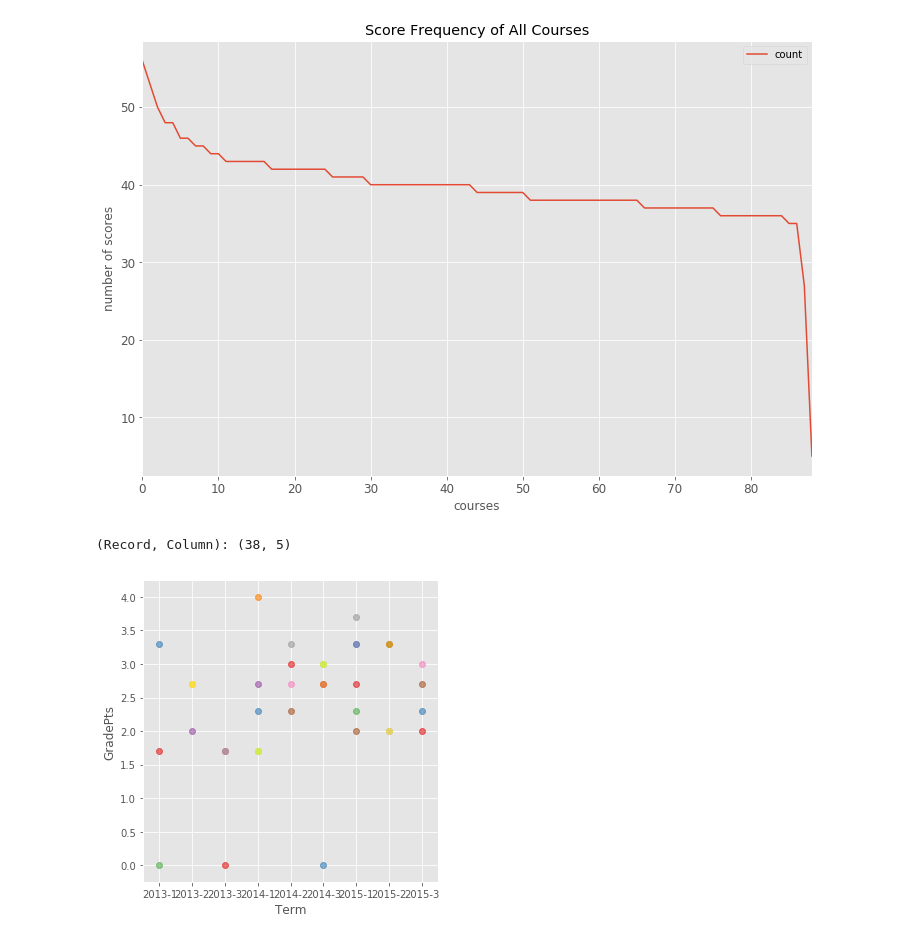
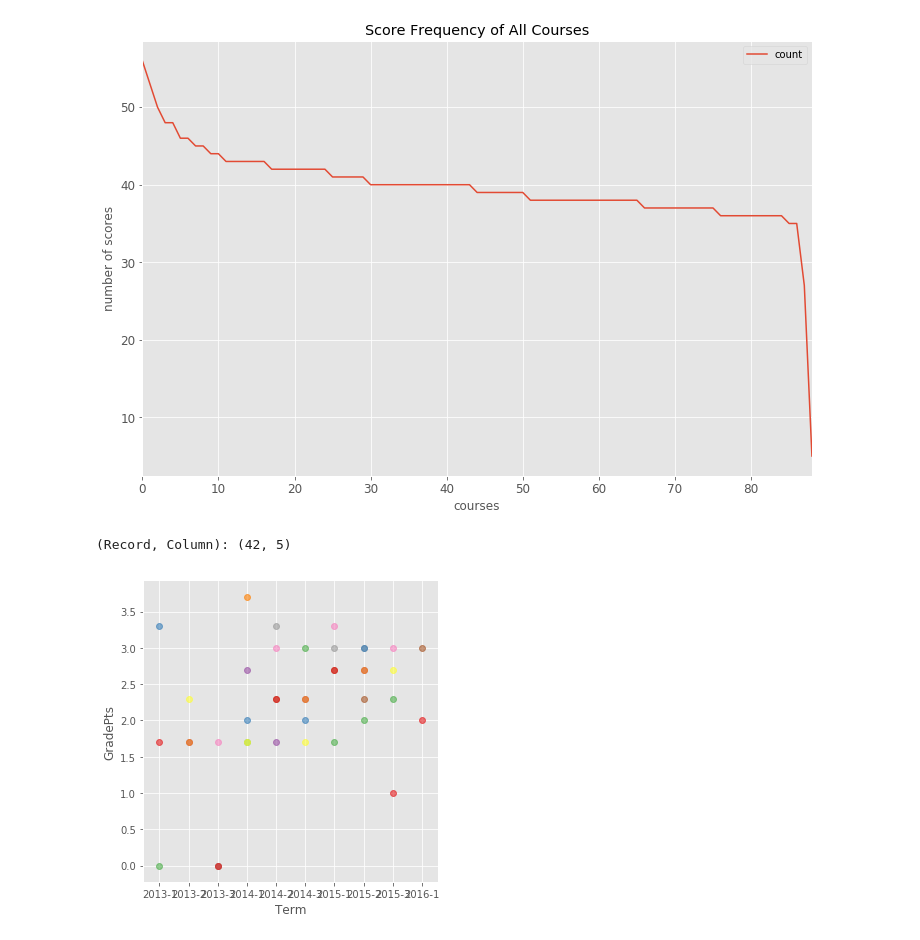
Before and after one commit to nickylogan/ICRS, a Jupyter notebook: Frontier.ipynb, the cells around one changed output. Cells and saved outputs as stored; diff of their text form; code cells hidden in the pictures.

Commit message:
Data edit

```diff
--- a/Frontier.ipynb
+++ b/Frontier.ipynb
@@ -11,7 +11,7 @@ plt.style.use('ggplot')
 
 %matplotlib inline
 # %%
-data_path = os.path.join('../in/TIF')
+data_path = os.path.join('TIF/')
 courses_fn = 'course.csv'
 scores_fn = 'main.csv'
 students_fn = 'student.csv'
@@ -167,11 +167,11 @@ ax.set_ylabel("number of scores")
 Text(0, 0.5, 'number of scores')
 [figure]
 # %%
-df_scores_partition = df_scores[df_scores.ID == 'S010']
+df_scores_partition = df_scores[df_scores.ID == 'S025']
 
 sns.lmplot( x="Term", y="GradePts", data=df_scores_partition, hue="CourseCode", fit_reg=False, legend=False, palette="Set1", scatter_kws={'alpha':0.6})
 
 print('(Record, Column): {}' .format(df_scores_partition.shape))
 # %% [output]
-(Record, Column): (38, 5)
+(Record, Column): (42, 5)
-[figure, old version]
+[figure, new version]
```
Also changed, not shown: parts of 7 cells of this notebook, 4 other files.
